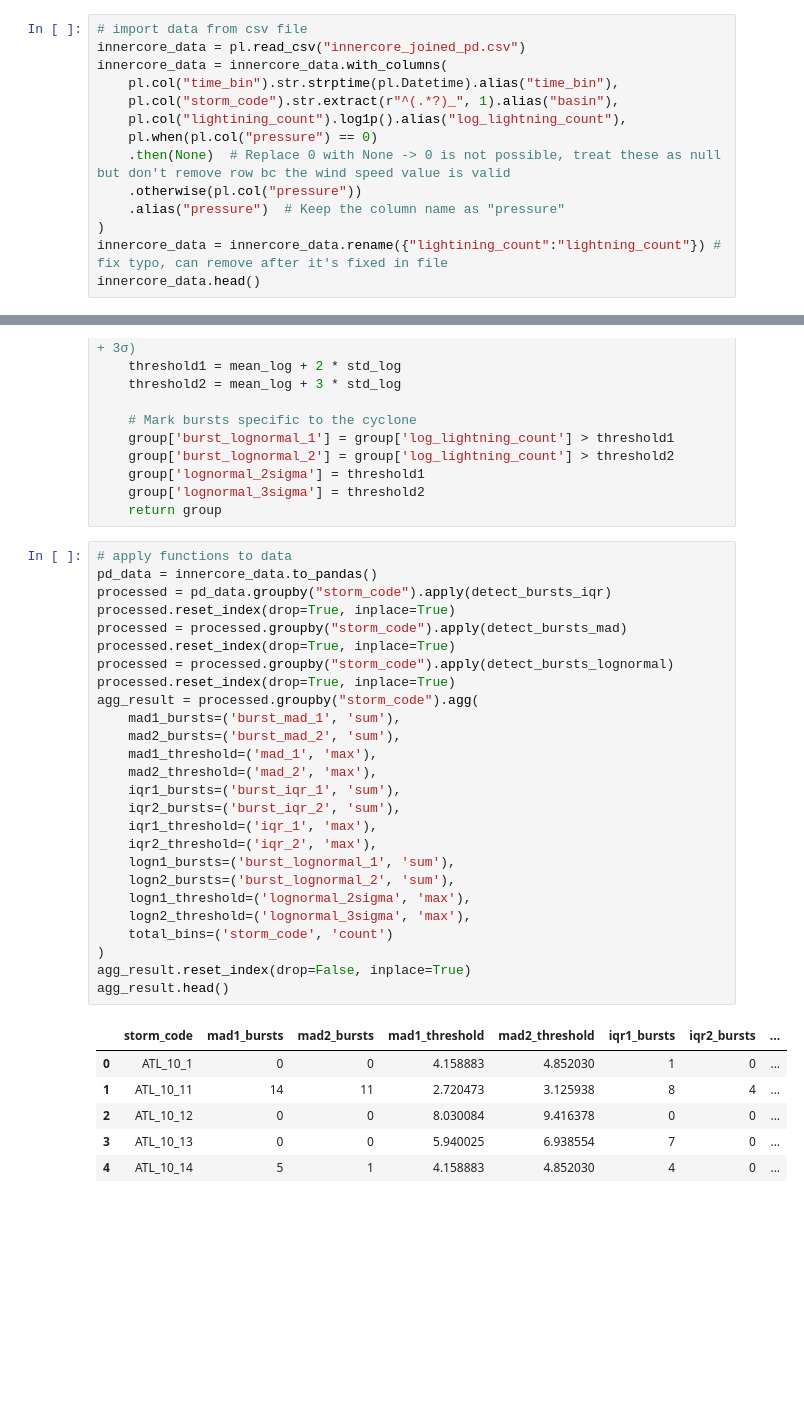
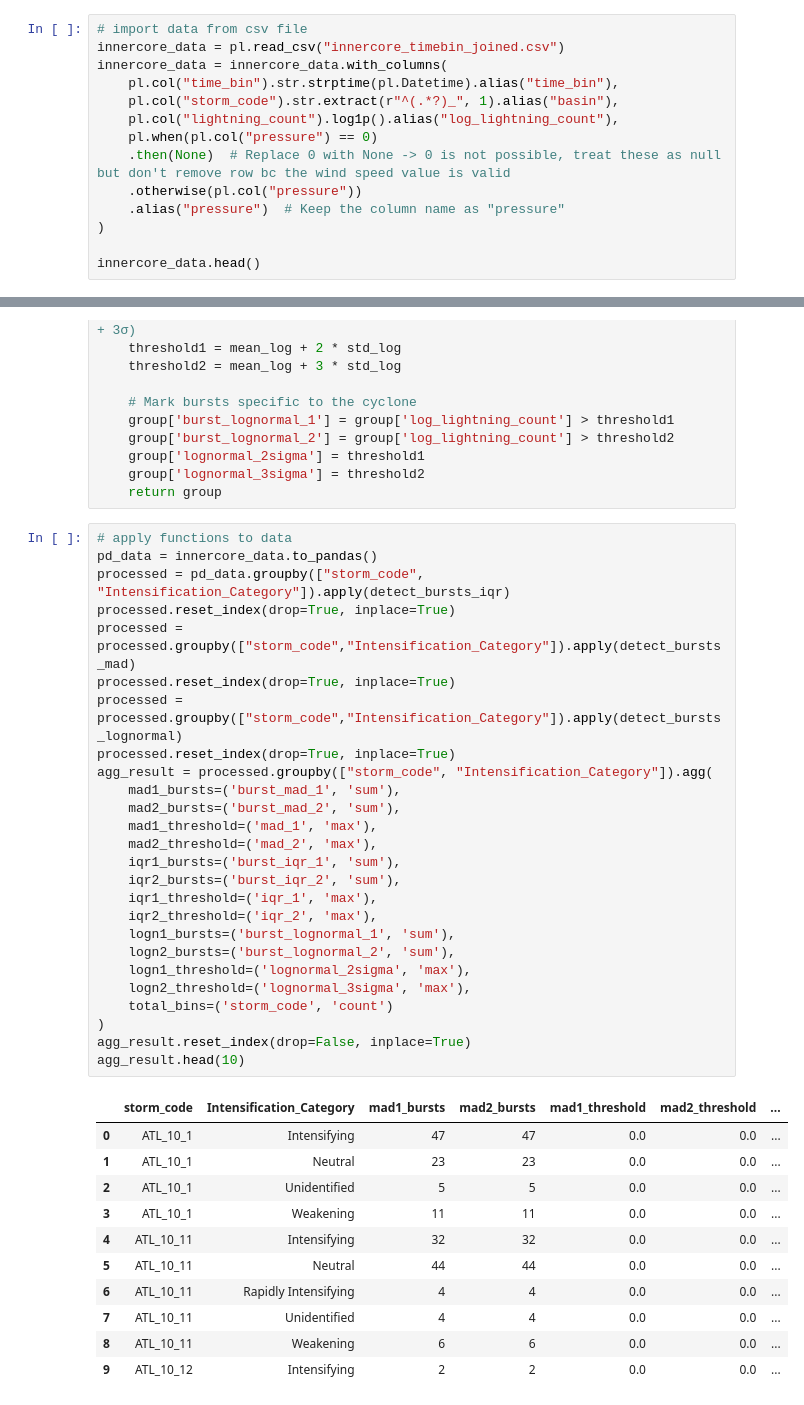
Before and after one commit to aprilggg/Lightning_Analysis_NWRA, a Jupyter notebook: lightning_threshold_innercore.ipynb, the cells around one changed output, grey strips where cells are left out. Saved outputs shown, nothing was run; the diff lists cells and outputs as text; blank space fills up the shorter version.

```diff
--- a/lightning_threshold_innercore.ipynb
+++ b/lightning_threshold_innercore.ipynb
@@ -25,16 +25,16 @@ import seaborn as sns
 from scipy.stats import median_abs_deviation
 # %%
 # import data from csv file
-innercore_data = pl.read_csv("innercore_joined_pd.csv")
+innercore_data = pl.read_csv("innercore_timebin_joined.csv")
 innercore_data = innercore_data.with_columns(
     pl.col("time_bin").str.strptime(pl.Datetime).alias("time_bin"),
     pl.col("storm_code").str.extract(r"^(.*?)_", 1).alias("basin"),
-    pl.col("lightining_count").log1p().alias("log_lightning_count"),
+    pl.col("lightning_count").log1p().alias("log_lightning_count"),
     pl.when(pl.col("pressure") == 0)
     .then(None)  # Replace 0 with None -> 0 is not possible, treat these as null but don't remove row bc the wind speed value is valid
     .otherwise(pl.col("pressure"))
     .alias("pressure")  # Keep the column name as "pressure"
 )
-innercore_data = innercore_data.rename({"lightining_count":"lightning_count"}) # fix typo, can remove after it's fixed in file
+
 innercore_data.head()
 # %% [output]
@@ -125,33 +112,38 @@ def detect_bursts_lognormal(group):
 # %%
 # apply functions to data
 pd_data = innercore_data.to_pandas()
-processed = pd_data.groupby("storm_code").apply(detect_bursts_iqr)
+processed = pd_data.groupby(["storm_code", "Intensification_Category"]).apply(detect_bursts_iqr)
 processed.reset_index(drop=True, inplace=True)
-processed = processed.groupby("storm_code").apply(detect_bursts_mad)
+processed = processed.groupby(["storm_code","Intensification_Category"]).apply(detect_bursts_mad)
 processed.reset_index(drop=True, inplace=True)
-processed = processed.groupby("storm_code").apply(detect_bursts_lognormal)
+processed = processed.groupby(["storm_code","Intensification_Category"]).apply(detect_bursts_lognormal)
 processed.reset_index(drop=True, inplace=True)
-agg_result = processed.groupby("storm_code").agg(
+agg_result = processed.groupby(["storm_code", "Intensification_Category"]).agg(
     mad1_bursts=('burst_mad_1', 'sum'),
     mad2_bursts=('burst_mad_2', 'sum'),
     mad1_threshold=('mad_1', 'max'),
     mad2_threshold=('mad_2', 'max'),
     iqr1_bursts=('burst_iqr_1', 'sum'),
     iqr2_bursts=('burst_iqr_2', 'sum'),
     iqr1_threshold=('iqr_1', 'max'),
     iqr2_threshold=('iqr_2', 'max'),
     logn1_bursts=('burst_lognormal_1', 'sum'),
     logn2_bursts=('burst_lognormal_2', 'sum'),
     logn1_threshold=('lognormal_2sigma', 'max'),
     logn2_threshold=('lognormal_3sigma', 'max'),
     total_bins=('storm_code', 'count')
 )
 agg_result.reset_index(drop=False, inplace=True)
-agg_result.head()
+agg_result.head(10)
 # %% [output]
-|  | storm_code | mad1_bursts | mad2_bursts | mad1_threshold | mad2_threshold | iqr1_bursts | iqr2_bursts | ... |
-| 0 | ATL_10_1 | 0 | 0 | 4.158883 | 4.852030 | 1 | 0 | ... |
-| 1 | ATL_10_11 | 14 | 11 | 2.720473 | 3.125938 | 8 | 4 | ... |
-| 2 | ATL_10_12 | 0 | 0 | 8.030084 | 9.416378 | 0 | 0 | ... |
-| 3 | ATL_10_13 | 0 | 0 | 5.940025 | 6.938554 | 7 | 0 | ... |
-| 4 | ATL_10_14 | 5 | 1 | 4.158883 | 4.852030 | 4 | 0 | ... |
+|  | storm_code | Intensification_Category | mad1_bursts | mad2_bursts | mad1_threshold | mad2_threshold | ... |
+| 0 | ATL_10_1 | Intensifying | 47 | 47 | 0.0 | 0.0 | ... |
+| 1 | ATL_10_1 | Neutral | 23 | 23 | 0.0 | 0.0 | ... |
+| 2 | ATL_10_1 | Unidentified | 5 | 5 | 0.0 | 0.0 | ... |
+| 3 | ATL_10_1 | Weakening | 11 | 11 | 0.0 | 0.0 | ... |
+| 4 | ATL_10_11 | Intensifying | 32 | 32 | 0.0 | 0.0 | ... |
+| 5 | ATL_10_11 | Neutral | 44 | 44 | 0.0 | 0.0 | ... |
+| 6 | ATL_10_11 | Rapidly Intensifying | 4 | 4 | 0.0 | 0.0 | ... |
+| 7 | ATL_10_11 | Unidentified | 4 | 4 | 0.0 | 0.0 | ... |
+| 8 | ATL_10_11 | Weakening | 6 | 6 | 0.0 | 0.0 | ... |
+| 9 | ATL_10_12 | Intensifying | 2 | 2 | 0.0 | 0.0 | ... |
```
Also changed, not shown: parts of 25 cells of this notebook.
